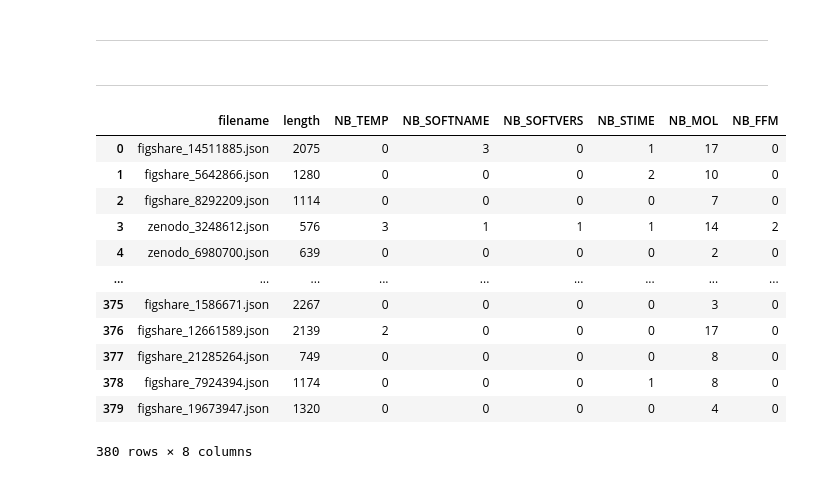
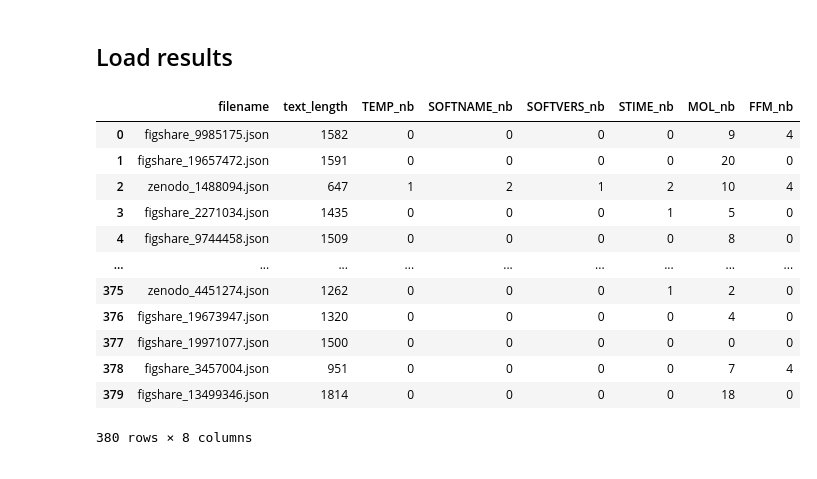
Before and after one commit to MDverse/mdner_llm, a Jupyter notebook: notebooks/visualize_entities_stats.ipynb, the cells around one changed output. Drawn from its saved outputs; the diff is of its cells as text; code cells hidden in the pictures.

```diff
--- a/notebooks/visualize_entities_stats.ipynb
+++ b/notebooks/visualize_entities_stats.ipynb
@@ -30,5 +37,3 @@ numpy     : 2.3.4
 pandas    : 2.2.3
 matplotlib: 3.10.7
 seaborn   : 0.13.2
-# %% [markdown]
-----------------
@@ -42,40 +40,28 @@ import matplotlib.pyplot as plt
 # %%
-# Constants
-TSV_PATH = "../results/all_annotations_entities_count.tsv"
-ANNOT_FOLDER = "../annotations/v2"
+# Directories and files.
+RESULTS_FILE = "../results/all_annotations_entities_count.tsv"
+ANNOTATION_DIR = "../annotations/v2"
-# %% [markdown]
-------------------------------
+# %% [markdown]
+## Load results
 # %%
 def load_tsv(path: str) -> pd.DataFrame:
-    """
-    Load a TSV file into a pandas DataFrame.
-
-    Parameters
-    ----------
-    path : str
-        Path to the TSV file.
-
-    Returns
-    -------
-    pd.DataFrame
-        Loaded TSV as a pandas DataFrame.
-    """
+    """Load a TSV file into a pandas DataFrame."""
     df = pd.read_csv(path, sep="\t")
     return df
 
 df = load_tsv(TSV_PATH)
 df
 # %% [output]
-|  | filename | length | NB_TEMP | NB_SOFTNAME | NB_SOFTVERS | NB_STIME | NB_MOL | NB_FFM |
-| 0 | figshare_14511885.json | 2075 | 0 | 3 | 0 | 1 | 17 | 0 |
-| 1 | figshare_5642866.json | 1280 | 0 | 0 | 0 | 2 | 10 | 0 |
-| 2 | figshare_8292209.json | 1114 | 0 | 0 | 0 | 0 | 7 | 0 |
-| 3 | zenodo_3248612.json | 576 | 3 | 1 | 1 | 1 | 14 | 2 |
-| 4 | zenodo_6980700.json | 639 | 0 | 0 | 0 | 0 | 2 | 0 |
+|  | filename | text_length | TEMP_nb | SOFTNAME_nb | SOFTVERS_nb | STIME_nb | MOL_nb | FFM_nb |
+| 0 | figshare_9985175.json | 1582 | 0 | 0 | 0 | 0 | 9 | 4 |
+| 1 | figshare_19657472.json | 1591 | 0 | 0 | 0 | 0 | 20 | 0 |
+| 2 | zenodo_1488094.json | 647 | 1 | 2 | 1 | 2 | 10 | 4 |
+| 3 | figshare_2271034.json | 1435 | 0 | 0 | 0 | 1 | 5 | 0 |
+| 4 | figshare_9744458.json | 1509 | 0 | 0 | 0 | 0 | 8 | 0 |
 | ... | ... | ... | ... | ... | ... | ... | ... | ... |
-| 375 | figshare_1586671.json | 2267 | 0 | 0 | 0 | 0 | 3 | 0 |
-| 376 | figshare_12661589.json | 2139 | 2 | 0 | 0 | 0 | 17 | 0 |
-| 377 | figshare_21285264.json | 749 | 0 | 0 | 0 | 0 | 8 | 0 |
-| 378 | figshare_7924394.json | 1174 | 0 | 0 | 0 | 1 | 8 | 0 |
-| 379 | figshare_19673947.json | 1320 | 0 | 0 | 0 | 0 | 4 | 0 |
+| 375 | zenodo_4451274.json | 1262 | 0 | 0 | 0 | 1 | 2 | 0 |
+| 376 | figshare_19673947.json | 1320 | 0 | 0 | 0 | 0 | 4 | 0 |
+| 377 | figshare_19971077.json | 1500 | 0 | 0 | 0 | 0 | 0 | 0 |
+| 378 | figshare_3457004.json | 951 | 0 | 0 | 0 | 0 | 7 | 4 |
+| 379 | figshare_13499346.json | 1814 | 0 | 0 | 0 | 0 | 18 | 0 |
 380 rows × 8 columns
```
Also changed, not shown: parts of 9 cells of this notebook, 2 other files.
